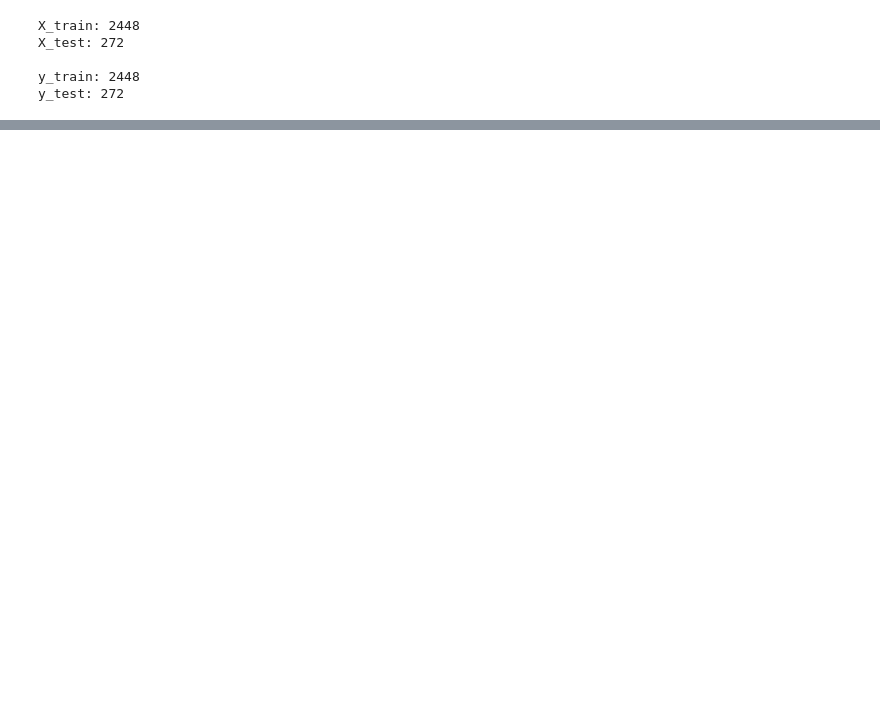
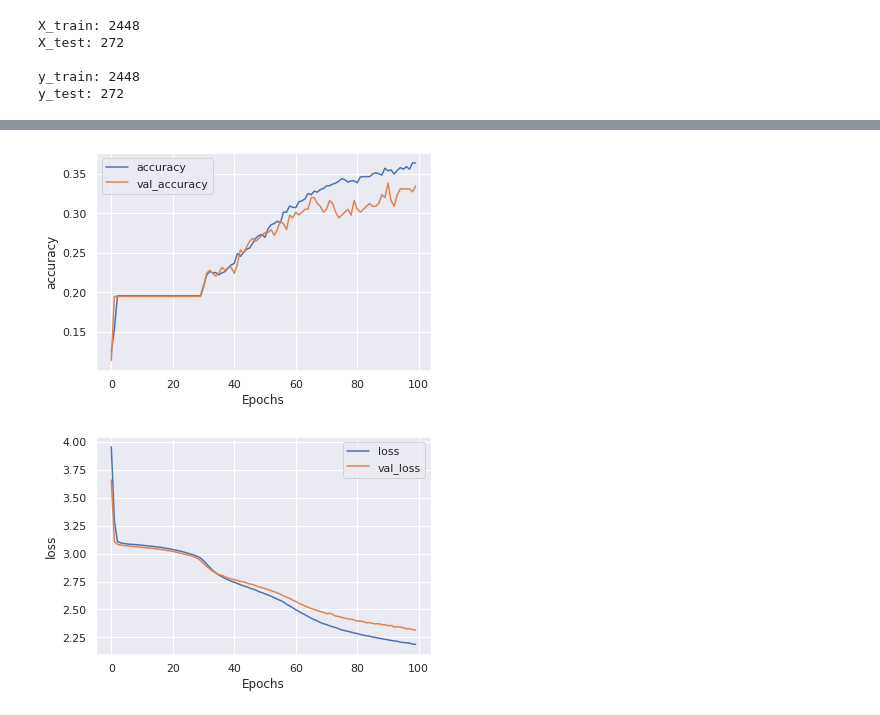
Before and after one commit to nthnfaustine/parator_model, a Jupyter notebook: paratorv1.ipynb, the cells around one changed output, grey strips where cells are left out. Drawn from its saved outputs; the diff is of its cells as text; code cells hidden in the pictures; blank space fills up the shorter version.

```diff
--- a/paratorv1.ipynb
+++ b/paratorv1.ipynb
@@ -311,0 +359,13 @@ print("// TODO : BUAT MODEL")
+# %%
+# Making the model, add dropout to reduce overfitting, and LSTM for RNN
+
+model = tf.keras.Sequential([
+    tf.keras.layers.Embedding(vocab_size+1, embedding_dim, input_length=max_length),
+    tf.keras.layers.Dropout(0.2),
+    tf.keras.layers.Conv1D(64, 5, activation='relu'),
+    tf.keras.layers.MaxPooling1D(pool_size=4),
+    tf.keras.layers.LSTM(64),
+    tf.keras.layers.Dense(61, activation='softmax')
+])
+model.compile(loss='sparse_categorical_crossentropy',optimizer='adam',metrics=['accuracy'])
+model.summary()
@@ -311,0 +393,9 @@ print("// TODO : BUAT MODEL")
+# %%
+# Training for 100 epochs
+
+num_epochs = 100
+history = model.fit(train_padded,
+                    training_label_seq,
+                    validation_data=(validation_padded, validation_label_seq),
+                    verbose=2,
+                    epochs=num_epochs)
@@ -311,0 +420,16 @@ print("// TODO : BUAT MODEL")
+# %%
+# Plot before
+
+def plot_graphs(history, string):
+  plt.plot(history.history[string])
+  plt.plot(history.history['val_'+string])
+  plt.xlabel("Epochs")
+  plt.ylabel(string)
+  plt.legend([string, 'val_'+string])
+  plt.show()
+
+plot_graphs(history, "accuracy")
+plot_graphs(history, "loss")
+# %% [output]
+[figure, added]
+[figure, added]
```
Also changed, not shown: parts of 18 cells of this notebook.
